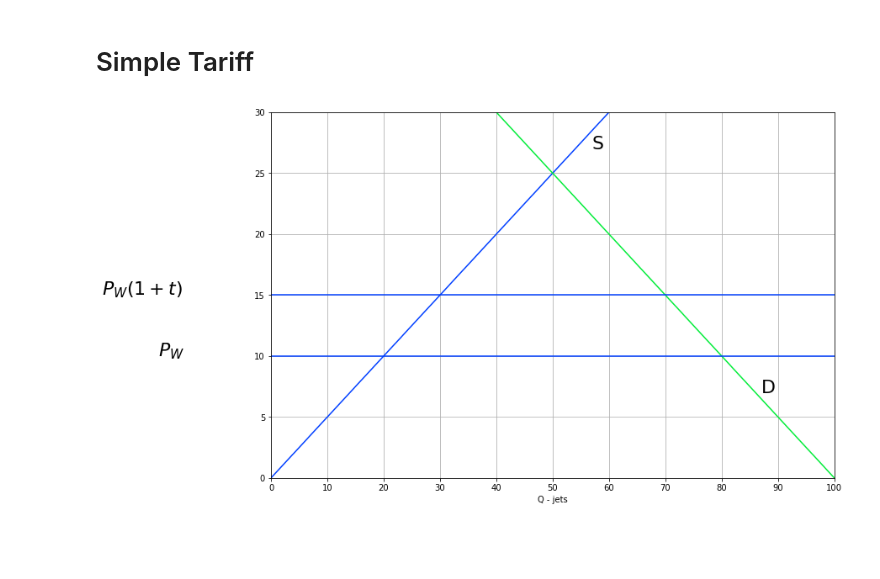
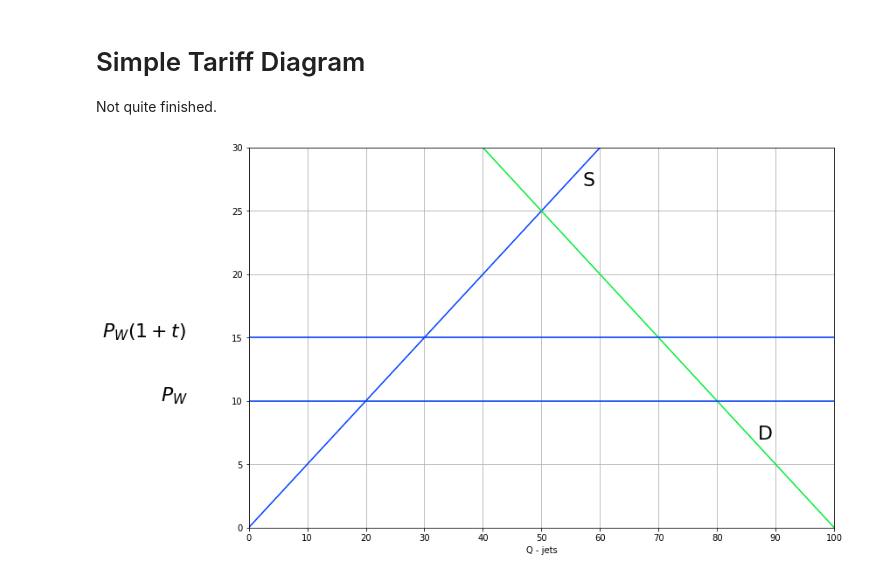
Before and after one commit to jhconning/Econ-Teach, a Jupyter notebook: notebooks/trade/TariffPartial.ipynb, the cells around one changed output. Cells and saved outputs as stored; diff of their text form; code cells hidden in the pictures; blank space fills up the shorter version.

```diff
--- a/notebooks/trade/TariffPartial.ipynb
+++ b/notebooks/trade/TariffPartial.ipynb
@@ -1,5 +1,7 @@
 # %% [markdown]
-# Simple Tariff
+# Simple Tariff Diagram
+
+Not quite finished.
 # %%
 import matplotlib.pyplot as plt
 %matplotlib inline
@@ -11,22 +13,22 @@ D = 50 - 0.5*Q
 # %%
 plt.style.use('seaborn-bright')
 fig = plt.figure(figsize=(12,8))
 ax = fig.add_subplot(111)
 plt.plot(Q,S)
 plt.plot(Q,D)
 plt.axhline(10)
 plt.axhline(15)
 plt.xlim(0,30)
 plt.ylim(0,30)
 plt.xlabel('Q - jets')
 major_ticks = np.arange(0, 101, 10)
 ax.set_xticks(major_ticks)
 
 plt.text(87,7,"D",fontsize=22)
 plt.text(57,27,"S",fontsize=22)
-plt.text(-20,10,r"$P_W$",fontsize=22)
-plt.text(-30,15,r"$P_W(1+t)$",fontsize=22)
+plt.text(-15,10,r"$P_W$",fontsize=22)
+plt.text(-25,15,r"$P_W(1+t)$",fontsize=22)
 plt.rc('font', size=25)
 plt.grid()
 # %% [output]
-[figure, old version]
+[figure, new version]
```
Also changed, not shown: 3 other files.
